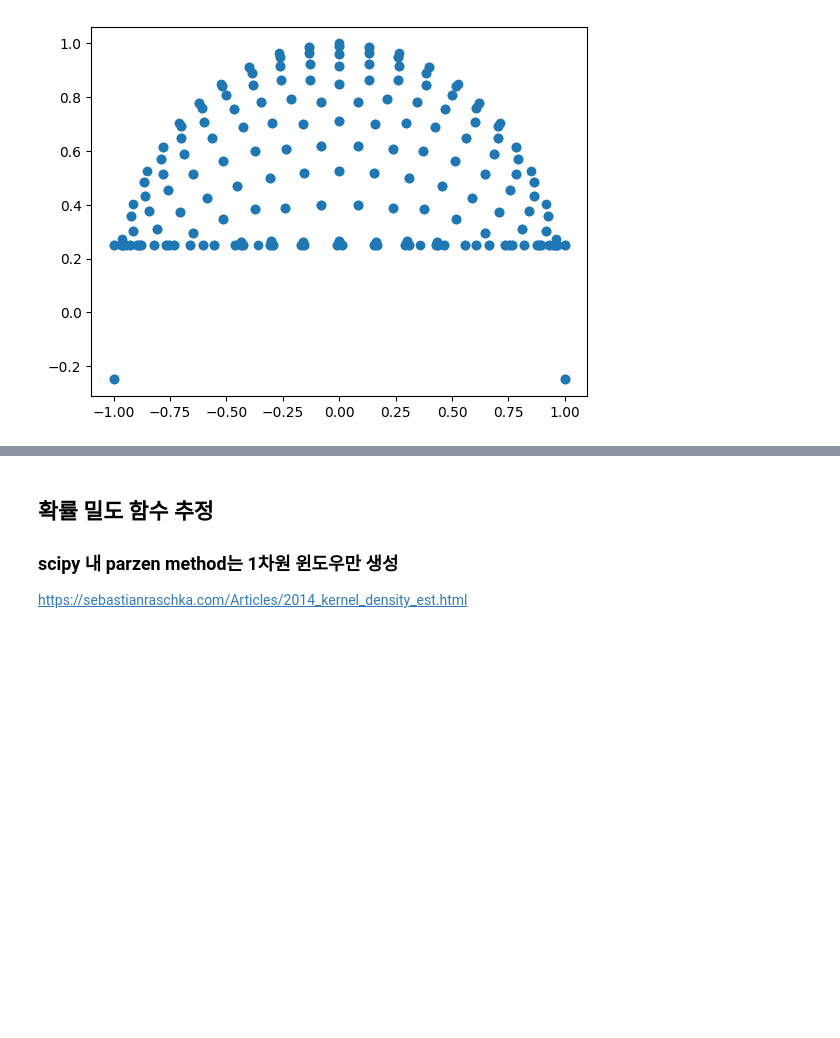
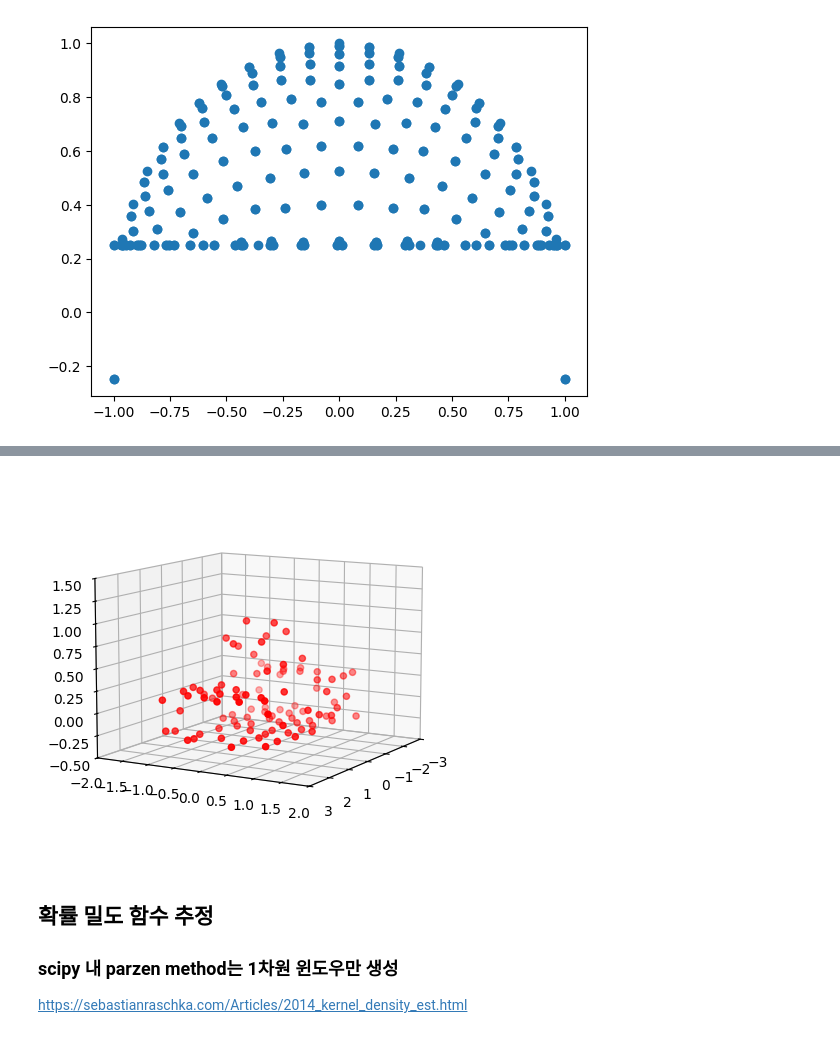
Before and after one commit to vinca0224/3D, a Jupyter notebook: trimesh.ipynb, the cells around one changed output, grey strips where cells are left out. Drawn from its saved outputs; the diff is of its cells as text; code cells hidden in the pictures; blank space fills up the shorter version.

```diff
--- a/trimesh.ipynb
+++ b/trimesh.ipynb
@@ -85,3 +91,16 @@ plt.show()
+# %%
+fig = plt.figure()
+ax = fig.add_subplot(111, projection='3d')
+
+# ax.plot_trisurf(vertices[:, 0], vertices[:, 1], vertices[:, 2], triangles=model.faces, color='white', alpha=0.5, edgecolor='gray', zorder=1)
+ax.scatter(points[:, 0], points[:, 1], points[:, 2], color='red', zorder=1)
+
+ax.view_init(elev=10, azim=30)
+
+plt.axis([-3, 3, -2, 2, -0.5,1.5])
+plt.show()
+# %% [output]
+[figure, added]
 # %% [markdown]
 ## 확률 밀도 함수 추정
 ### scipy 내 parzen method는 1차원 윈도우만 생성
```
Also changed, not shown: parts of 3 cells of this notebook, 1 other file.
